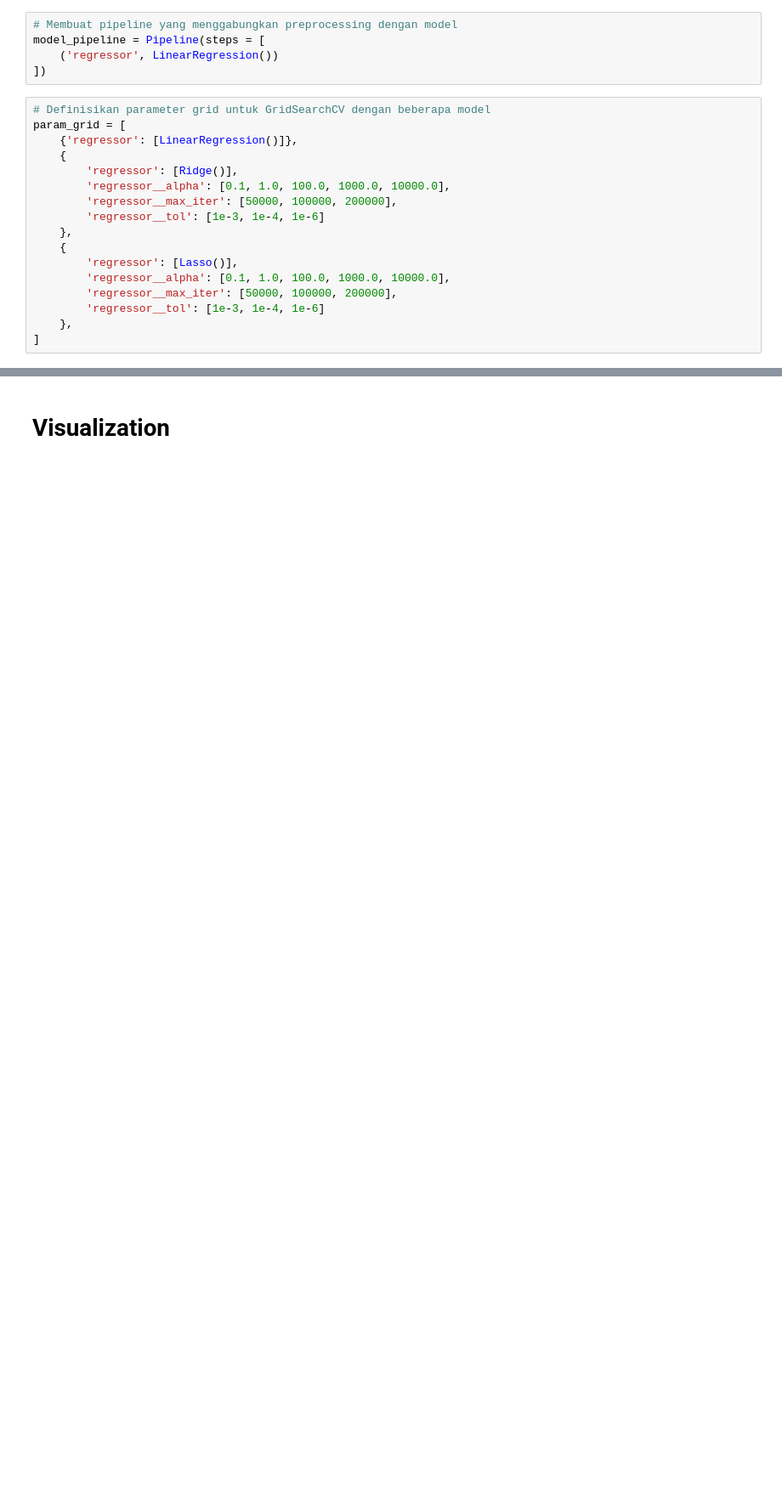
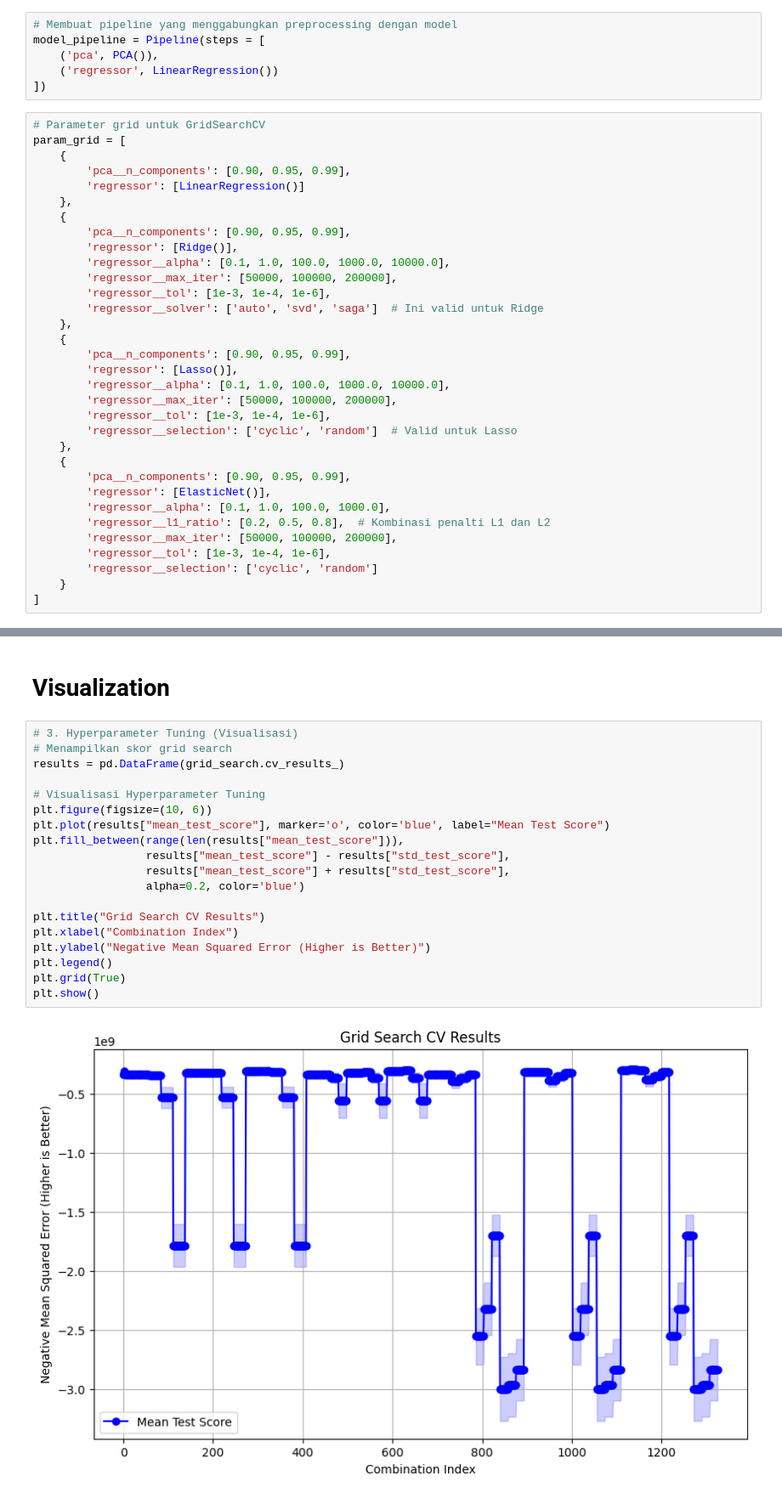
Before and after one commit to Pra5etya/testing_ml, a Jupyter notebook: script/another.ipynb, the cells around one changed output, grey strips where cells are left out. Shown at 85% size. Cells and saved outputs as stored; diff of their text form; blank space fills up the shorter version.

```diff
--- a/script/another.ipynb
+++ b/script/another.ipynb
@@ -668,24 +670,41 @@ else:
 # %%
 # Membuat pipeline yang menggabungkan preprocessing dengan model
 model_pipeline = Pipeline(steps = [
+    ('pca', PCA()),
     ('regressor', LinearRegression())
 ])
 # %%
-# Definisikan parameter grid untuk GridSearchCV dengan beberapa model
+# Parameter grid untuk GridSearchCV
 param_grid = [
-    {'regressor': [LinearRegression()]},
     {
+        'pca__n_components': [0.90, 0.95, 0.99],
+        'regressor': [LinearRegression()]
+    },
+    {
+        'pca__n_components': [0.90, 0.95, 0.99],
         'regressor': [Ridge()],
         'regressor__alpha': [0.1, 1.0, 100.0, 1000.0, 10000.0],
         'regressor__max_iter': [50000, 100000, 200000],
-        'regressor__tol': [1e-3, 1e-4, 1e-6]
+        'regressor__tol': [1e-3, 1e-4, 1e-6],
+        'regressor__solver': ['auto', 'svd', 'saga']  # Ini valid untuk Ridge
     },
     {
+        'pca__n_components': [0.90, 0.95, 0.99],
         'regressor': [Lasso()],
         'regressor__alpha': [0.1, 1.0, 100.0, 1000.0, 10000.0],
         'regressor__max_iter': [50000, 100000, 200000],
-        'regressor__tol': [1e-3, 1e-4, 1e-6]
+        'regressor__tol': [1e-3, 1e-4, 1e-6],
+        'regressor__selection': ['cyclic', 'random']  # Valid untuk Lasso
     },
+    {
+        'pca__n_components': [0.90, 0.95, 0.99],
+        'regressor': [ElasticNet()],
+        'regressor__alpha': [0.1, 1.0, 100.0, 1000.0],
+        'regressor__l1_ratio': [0.2, 0.5, 0.8],  # Kombinasi penalti L1 dan L2
+        'regressor__max_iter': [50000, 100000, 200000],
+        'regressor__tol': [1e-3, 1e-4, 1e-6],
+        'regressor__selection': ['cyclic', 'random']
+    }
 ]
 # %% [markdown]
 ## Checking Null and Infinite
@@ -784,2 +842,23 @@ Best parameters: {'regressor': Lasso(), 'regressor__alpha': 100.0, 'regressor__m
 # %% [markdown]
 # Visualization
+# %%
+# 3. Hyperparameter Tuning (Visualisasi)
+# Menampilkan skor grid search
+results = pd.DataFrame(grid_search.cv_results_)
+
+# Visualisasi Hyperparameter Tuning
+plt.figure(figsize=(10, 6))
+plt.plot(results["mean_test_score"], marker='o', color='blue', label="Mean Test Score")
+plt.fill_between(range(len(results["mean_test_score"])),
+                 results["mean_test_score"] - results["std_test_score"],
+                 results["mean_test_score"] + results["std_test_score"],
+                 alpha=0.2, color='blue')
+
+plt.title("Grid Search CV Results")
+plt.xlabel("Combination Index")
+plt.ylabel("Negative Mean Squared Error (Higher is Better)")
+plt.legend()
+plt.grid(True)
+plt.show()
+# %% [output]
+[figure, added]
```
Also changed, not shown: parts of 15 cells of this notebook, 2 other files.
